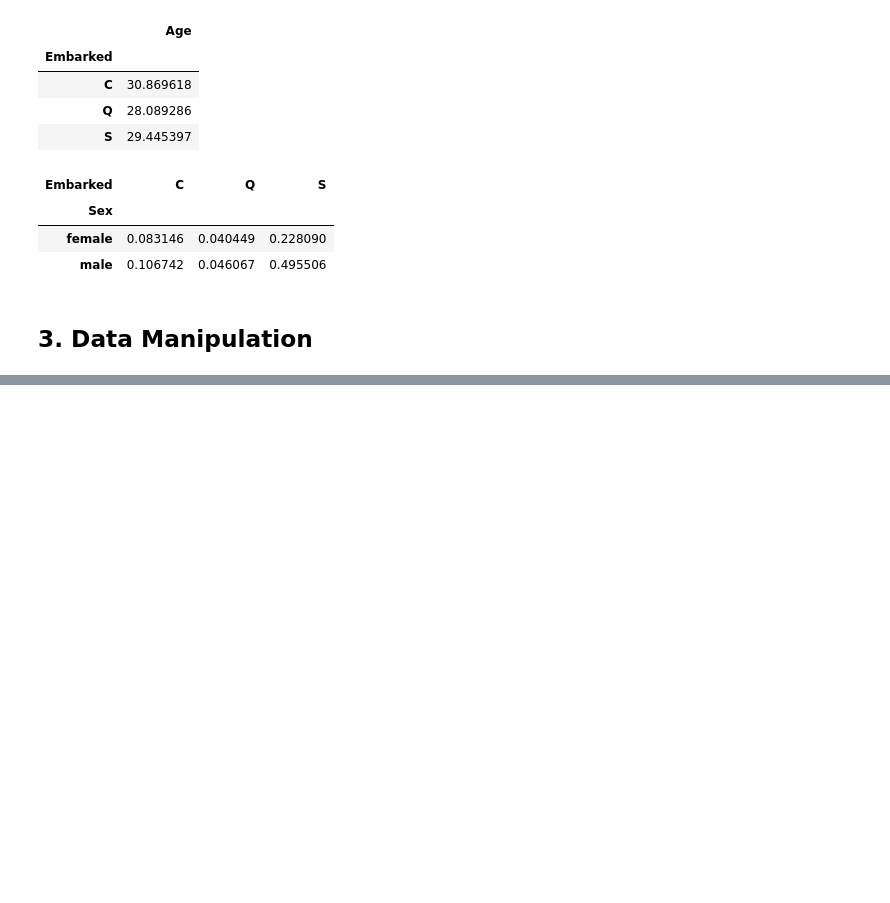
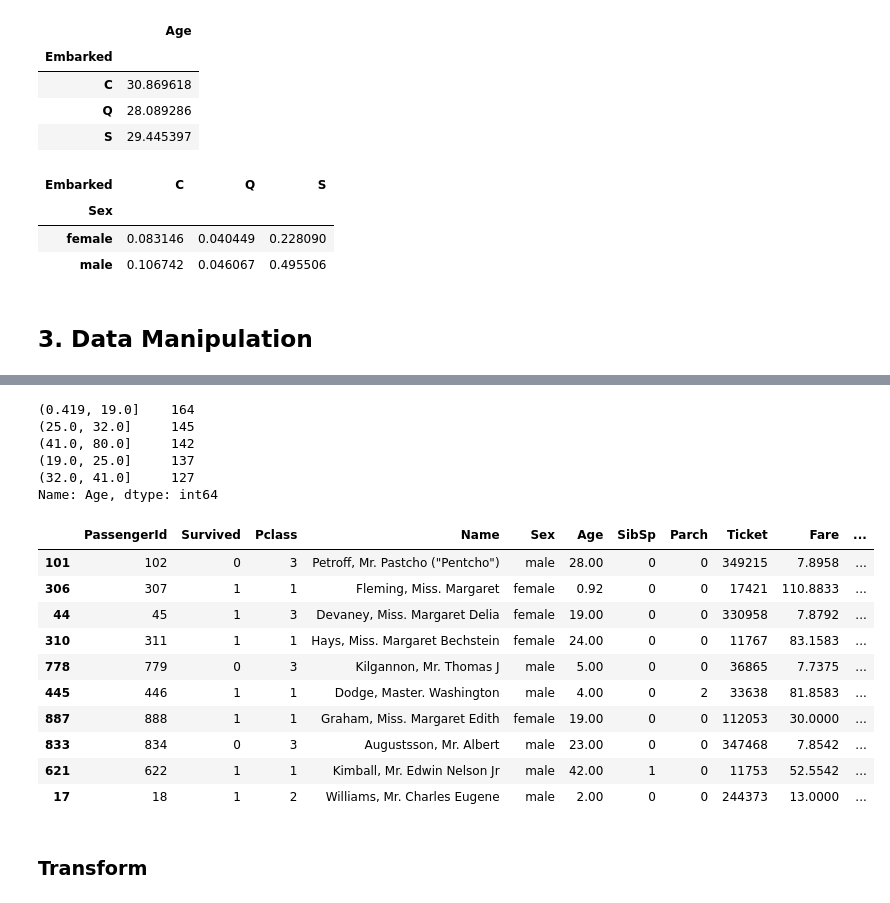
Before and after one commit to ergonrizky26/habis-kerja-data-science-practice, a Jupyter notebook: [Modul_5_Habis_Kerja]_python_data_modelling.ipynb, the cells around one changed output, grey strips where cells are left out. Saved outputs shown, nothing was run; the diff lists cells and outputs as text; code cells hidden in the pictures; blank space fills up the shorter version.

Commit message:
Adding data manipulation practice

```diff
--- a/[Modul_5_Habis_Kerja]_python_data_modelling.ipynb
+++ b/[Modul_5_Habis_Kerja]_python_data_modelling.ipynb
@@ -316,0 +339,32 @@ pd.crosstab(data['Sex'], data['Embarked'], normalize=True) # normalize value dat
+# %%
+pd.qcut(data['Age'], 5).value_counts()
+# %% [output]
+(0.419, 19.0]    164
+(25.0, 32.0]     145
+(41.0, 80.0]     142
+(19.0, 25.0]     137
+(32.0, 41.0]     127
+Name: Age, dtype: int64
+# %%
+# membagi data secara custom, misal nilai < 75 adalah nilai tidak lulus
+data_dropped['is_children'] = np.where(data_dropped['Age'] < 17, 'Yes', 'No')
+
+data_dropped['age_group'] = np.where(data_dropped['Age'] < 17, 'Children', 'Youngster')
+data_dropped['age_group'] = np.where(data_dropped['Age'] >= 40, 'Adult', data_dropped['age_group'])
+# %%
+# data_dropped.loc[data_dropped['is_children'] == 'Yes']
+data_dropped.sample(10)
+# %% [output]
+|  | PassengerId | Survived | Pclass | Name | Sex | Age | SibSp | Parch | Ticket | Fare | ... |
+| 101 | 102 | 0 | 3 | Petroff, Mr. Pastcho ("Pentcho") | male | 28.00 | 0 | 0 | 349215 | 7.8958 | ... |
+| 306 | 307 | 1 | 1 | Fleming, Miss. Margaret | female | 0.92 | 0 | 0 | 17421 | 110.8833 | ... |
+| 44 | 45 | 1 | 3 | Devaney, Miss. Margaret Delia | female | 19.00 | 0 | 0 | 330958 | 7.8792 | ... |
+| 310 | 311 | 1 | 1 | Hays, Miss. Margaret Bechstein | female | 24.00 | 0 | 0 | 11767 | 83.1583 | ... |
+| 778 | 779 | 0 | 3 | Kilgannon, Mr. Thomas J | male | 5.00 | 0 | 0 | 36865 | 7.7375 | ... |
+| 445 | 446 | 1 | 1 | Dodge, Master. Washington | male | 4.00 | 0 | 2 | 33638 | 81.8583 | ... |
+| 887 | 888 | 1 | 1 | Graham, Miss. Margaret Edith | female | 19.00 | 0 | 0 | 112053 | 30.0000 | ... |
+| 833 | 834 | 0 | 3 | Augustsson, Mr. Albert | male | 23.00 | 0 | 0 | 347468 | 7.8542 | ... |
+| 621 | 622 | 1 | 1 | Kimball, Mr. Edwin Nelson Jr | male | 42.00 | 1 | 0 | 11753 | 52.5542 | ... |
+| 17 | 18 | 1 | 2 | Williams, Mr. Charles Eugene | male | 2.00 | 0 | 0 | 244373 | 13.0000 | ... |
+# %% [markdown]
+### Transform
```
Also changed, not shown: parts of 22 cells of this notebook.
